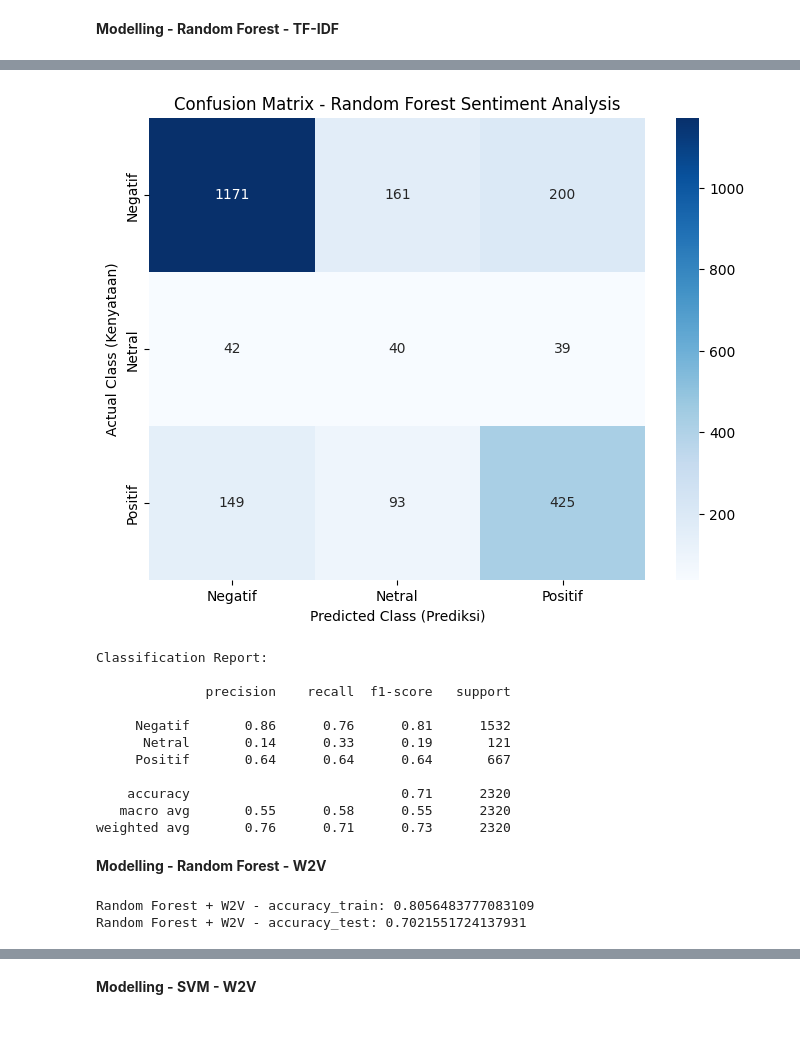
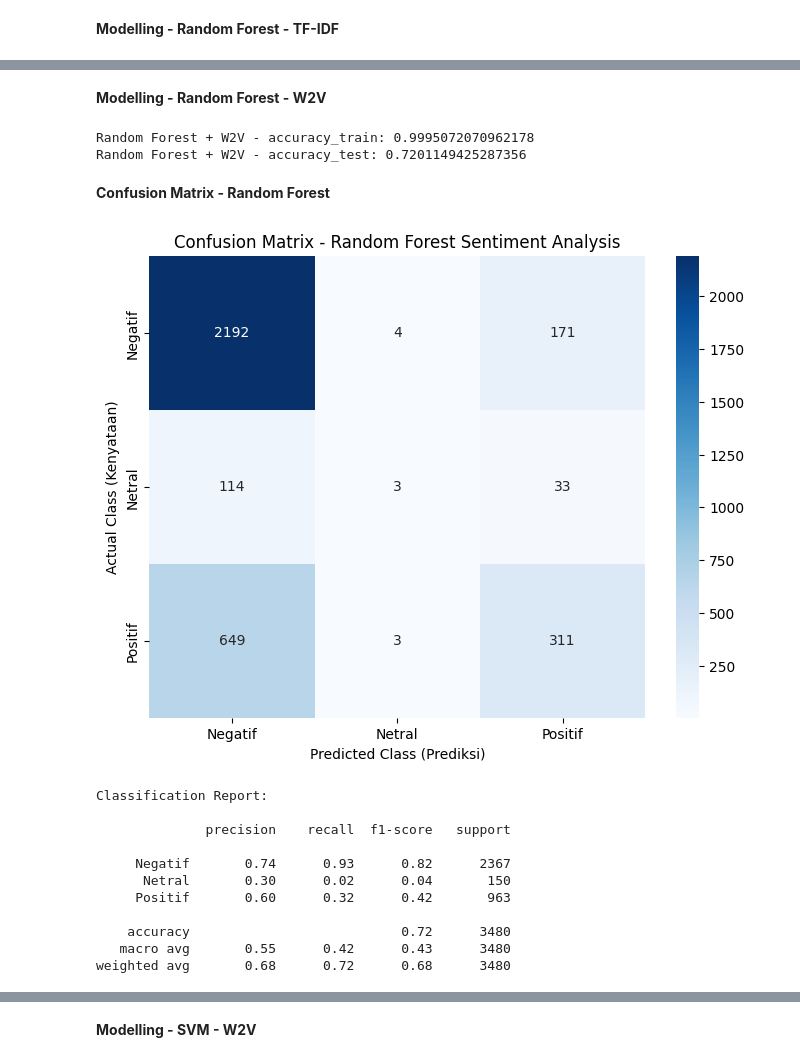
Before and after one commit to mikysetiawan/FundamentalDeepL, a Jupyter notebook: Tugas_1_Processing.ipynb, the cells around one changed output, grey strips where cells are left out. Cells and saved outputs as stored; diff of their text form; code cells hidden in the pictures; blank space fills up the shorter version.

```diff
--- a/Tugas_1_Processing.ipynb
+++ b/Tugas_1_Processing.ipynb
@@ -508,44 +582,13 @@ Random Forest + TF-IDF - accuracy_test: 0.7051724137931035
-# %%
-# 1. Menghitung Confusion Matrix
-# Label disesuaikan dengan urutan kategori Anda (Negatif, Netral, Positif)
-labels = ['Negatif', 'Netral', 'Positif']
-cm = confusion_matrix(y_test_tfidf, y_pred_test_rf)
-
-# 2. Membuat Visualisasi Heatmap
-plt.figure(figsize=(8, 6))
-sns.heatmap(cm, annot=True, fmt='d', cmap='Blues',
-            xticklabels=labels,
-            yticklabels=labels)
-
-plt.title('Confusion Matrix - Random Forest Sentiment Analysis')
-plt.xlabel('Predicted Class (Prediksi)')
-plt.ylabel('Actual Class (Kenyataan)')
-plt.show()
-
-# 3. Menampilkan Classification Report (Precision, Recall, F1-Score)
-print("\nClassification Report:\n")
-print(classification_report(y_test_tfidf, y_pred_test_rf, target_names=labels))
-# %% [output]
-[figure, removed]
-Classification Report:
-
-              precision    recall  f1-score   support
-
-     Negatif       0.86      0.76      0.81      1532
-      Netral       0.14      0.33      0.19       121
-     Positif       0.64      0.64      0.64       667
-
-    accuracy                           0.71      2320
-   macro avg       0.55      0.58      0.55      2320
-weighted avg       0.76      0.71      0.73      2320
 # %% [markdown]
 **Modelling - Random Forest - W2V**
 # %%
 # Latih Random Forest
 rf_w2v = RandomForestClassifier(
-    n_estimators=100,   # Jumlah pohon
-    max_depth=10,       # Batasi kedalaman pohon agar tidak terlalu hafal data (mencegah overfitting)
-    random_state=42
+    n_estimators=200,
+    max_depth=30,
+    min_samples_leaf=2,
+    random_state=42,
+    class_weight='balanced'
 )
 rf_w2v.fit(X_train_w2v, y_train_w2v)
 
@@ -561,5 +604,40 @@ accuracy_test_rf_w2v = accuracy_score(y_pred_test_rf_w2v, y_test_w2v)
 print('Random Forest + W2V - accuracy_train:', accuracy_train_rf_w2v)
 print('Random Forest + W2V - accuracy_test:', accuracy_test_rf_w2v)
 # %% [output]
-Random Forest + W2V - accuracy_train: 0.8056483777083109
-Random Forest + W2V - accuracy_test: 0.7021551724137931
+Random Forest + W2V - accuracy_train: 0.9995072070962178
+Random Forest + W2V - accuracy_test: 0.7201149425287356
+# %% [markdown]
+**Confusion Matrix - Random Forest**
+# %%
+# 1. Menghitung Confusion Matrix
+# Label disesuaikan dengan urutan kategori
+labels = ['Negatif', 'Netral', 'Positif']
+cm = confusion_matrix(y_test_w2v, y_pred_test_rf_w2v)
+
+# 2. Membuat Visualisasi Heatmap
+plt.figure(figsize=(8, 6))
+sns.heatmap(cm, annot=True, fmt='d', cmap='Blues',
+            xticklabels=labels,
+            yticklabels=labels)
+
+plt.title('Confusion Matrix - Random Forest Sentiment Analysis')
+plt.xlabel('Predicted Class (Prediksi)')
+plt.ylabel('Actual Class (Kenyataan)')
+plt.show()
+
+# 3. Menampilkan Classification Report (Precision, Recall, F1-Score)
+print("\nClassification Report:\n")
+print(classification_report(y_test_w2v, y_pred_test_rf_w2v, target_names=labels))
+# %% [output]
+[figure, added]
+Classification Report:
+
+              precision    recall  f1-score   support
+
+     Negatif       0.74      0.93      0.82      2367
+      Netral       0.30      0.02      0.04       150
+     Positif       0.60      0.32      0.42       963
+
+    accuracy                           0.72      3480
+   macro avg       0.55      0.42      0.43      3480
+weighted avg       0.68      0.72      0.68      3480
```
Also changed, not shown: parts of 25 cells of this notebook.
